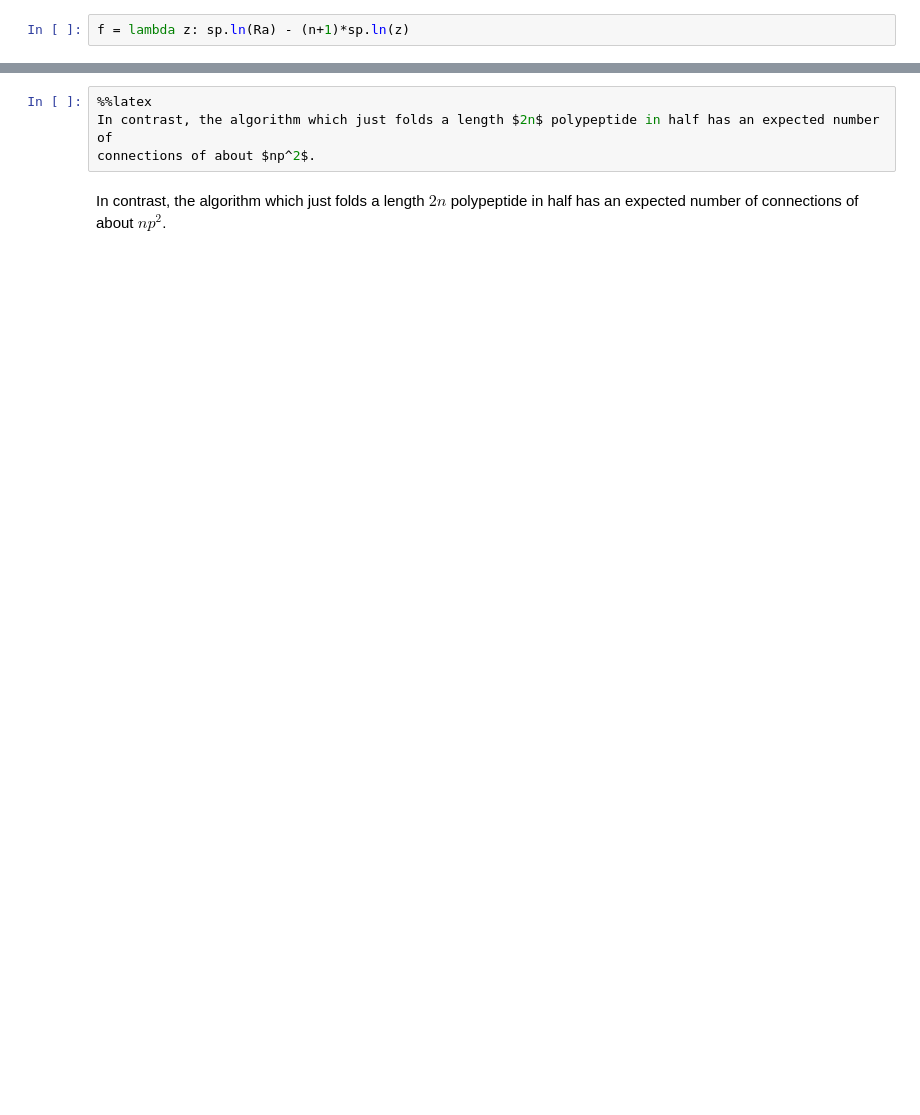
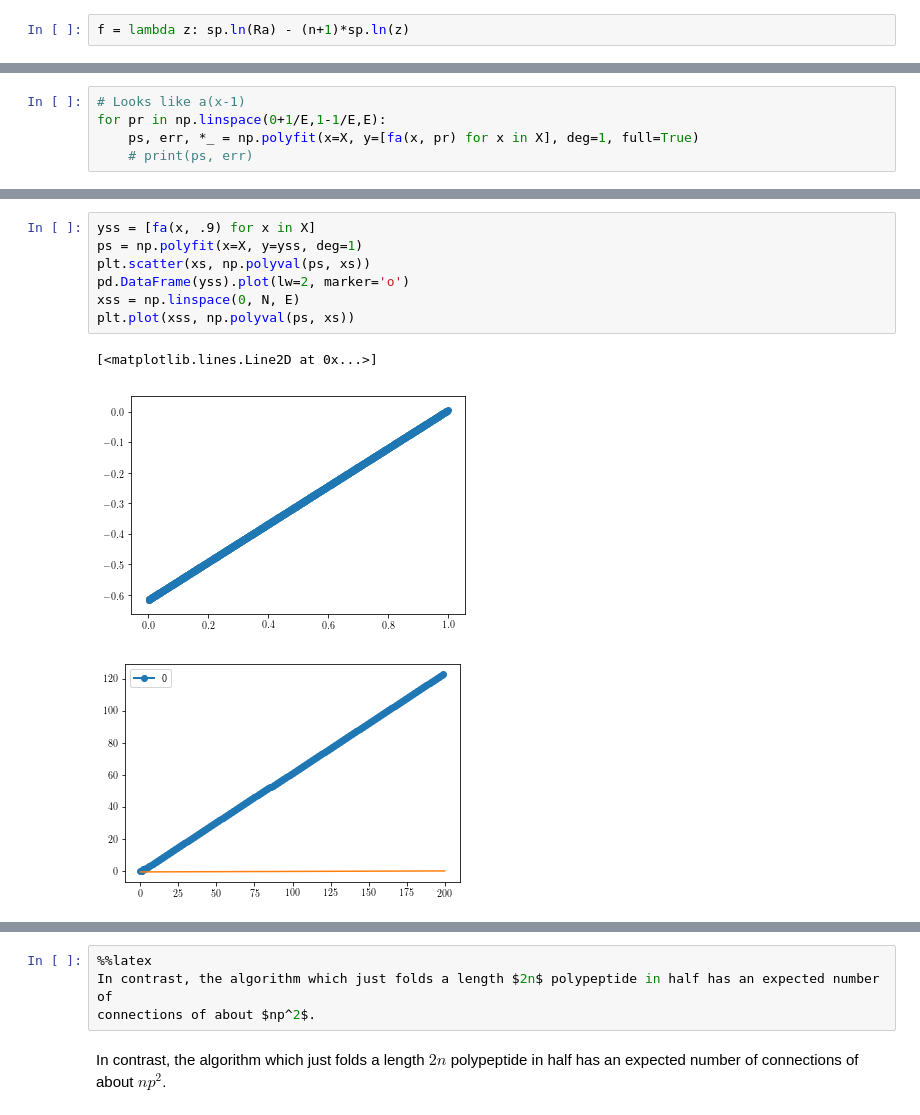
Before and after one commit to davidb2/biocomputation-research, a Jupyter notebook: gen/generating-functions.ipynb, the cells around one changed output, grey strips where cells are left out. Saved outputs shown, nothing was run; the diff lists cells and outputs as text; blank space fills up the shorter version.

```diff
--- a/gen/generating-functions.ipynb
+++ b/gen/generating-functions.ipynb
@@ -143,0 +149,5 @@ f = lambda z: sp.ln(Ra) - (n+1)*sp.ln(z)
+# %%
+# Looks like a(x-1)
+for pr in np.linspace(0+1/E,1-1/E,E):
+    ps, err, *_ = np.polyfit(x=X, y=[fa(x, pr) for x in X], deg=1, full=True)
+    # print(ps, err)
@@ -144 +163,12 @@ f = lambda z: sp.ln(Ra) - (n+1)*sp.ln(z)
+# %%
+yss = [fa(x, .9) for x in X]
+ps = np.polyfit(x=X, y=yss, deg=1)
+plt.scatter(xs, np.polyval(ps, xs))
+pd.DataFrame(yss).plot(lw=2, marker='o')
+xss = np.linspace(0, N, E)
+plt.plot(xss, np.polyval(ps, xs))
+# %% [output]
+[<matplotlib.lines.Line2D at 0x...>]
+[figure, added]
+[figure, added]
 # %%
```
Also changed, not shown: parts of 15 cells of this notebook, 1 other file.
